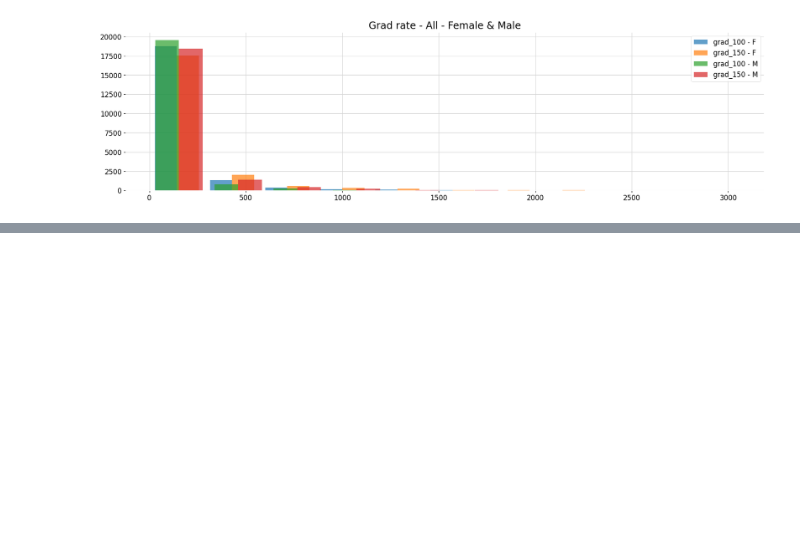
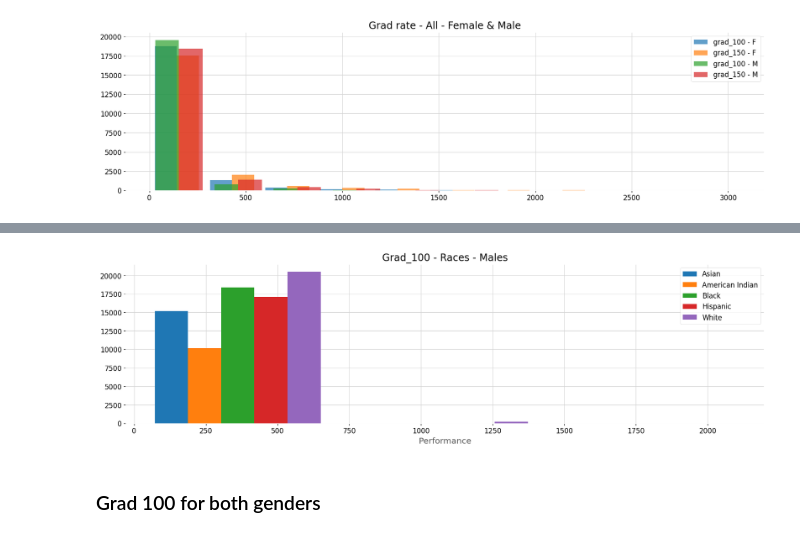
Before and after one commit to ezztherose/TIA-Scraping, a Jupyter notebook: notebooks/institution.ipynb, the cells around one changed output, grey strips where cells are left out. Drawn from its saved outputs; the diff is of its cells as text; code cells hidden in the pictures; blank space fills up the shorter version.

```diff
--- a/notebooks/institution.ipynb
+++ b/notebooks/institution.ipynb
@@ -842,0 +885,19 @@ plt.legend(names)
+# %%
+lst_100_m = []
+lst_100_m.append(asian_grad_m['grad_100'])
+lst_100_m.append(ai_grad_m['grad_100'])
+lst_100_m.append(black_grad_m['grad_100'])
+lst_100_m.append(hispanic_grad_m['grad_100'])
+lst_100_m.append(white_grad_m['grad_100'])
+# %%
+fig, ax = plt.subplots()
+ax.hist(lst_100_m, bins=3)
+name_100 = ['Asian', 'American Indian', 'Black', 'Hispanic', 'White']
+ax.set_xlabel('Performance')
+ax.set_title('Grad_100 - Races - Males')
+ax.legend(name_100)
+plt.show()
+# %% [output]
+[figure, added]
+# %% [markdown]
+### Grad 100 for both genders
```
Also changed, not shown: parts of 22 cells of this notebook.
